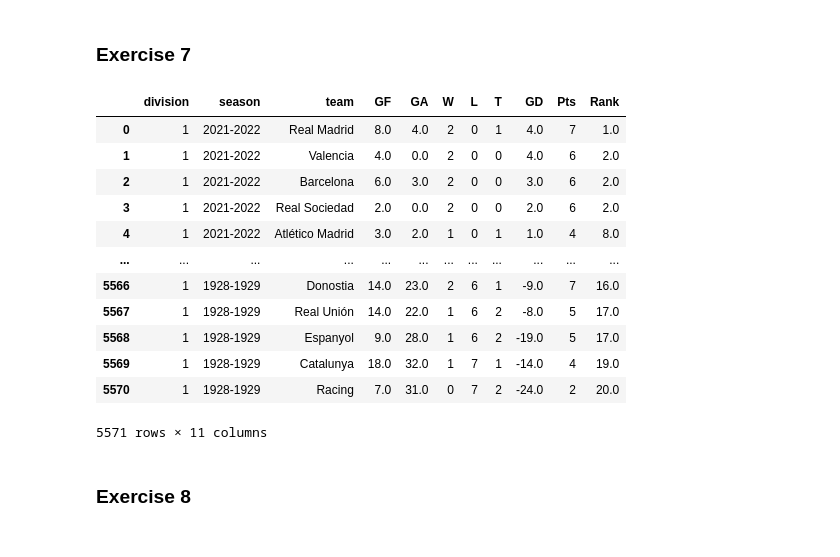
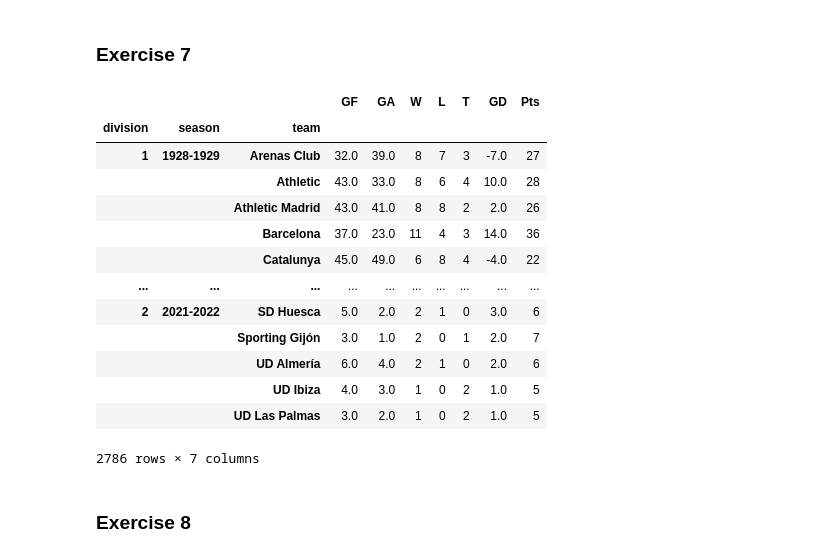
Before and after one commit to coders-unidas/la-quiniela, a Jupyter notebook: analysis/data_analysis.ipynb, the cells around one changed output. Saved outputs shown, nothing was run; the diff lists cells and outputs as text; code cells hidden in the pictures.

```diff
--- a/analysis/data_analysis.ipynb
+++ b/analysis/data_analysis.ipynb
@@ -363,7 +363,8 @@ df_class_away.rename(columns={'away_team': 'team'}, inplace=True)
 df_class_home.rename(columns={'home_team':'team'},inplace=True)
 
 df_classifiaction = df_class_away.merge(df_class_home,how='outer')
-# df_classifiaction[['GF','GA']] = df_class_home[['GF','GA']] + df_class_away[['GF','GA']]
+
+df_classifiaction=df_classifiaction.groupby(['division','season','team']).agg({'GF':'sum','GA':'sum','W':'sum','L':'sum','T':'sum'})
 
 
 
@@ -372,45 +373,46 @@ df_classifiaction['GD'] = df_classifiaction['GF'] - df_classifiaction['GA']
 df_classifiaction['Pts'] = (df_classifiaction['W']) * 3 + df_classifiaction['T']
 
 df_classifiaction
 
 
 df_classifiaction['year_of_start']=df_classifiaction['season'].str.split("-").str[0].astype(int)
 
 
 
 df_classifiaction['Rank'] = df_classifiaction.groupby(['year_of_start'])['Pts'].rank(method='min', ascending=False)
 
 
 
 df_classifiaction_ordered = df_classifiaction.sort_values(by=['year_of_start'], ascending=False)
 
 df_classifiaction_ordered=df_classifiaction.sort_values(by=['year_of_start','division'],ascending=[False,True])
 
 df_classifiaction_ordered=df_classifiaction.sort_values(by=['year_of_start','division','Rank'],ascending=[False,True,True])
 
 df_classifiaction_ordered=df_classifiaction.sort_values(by=['year_of_start','division','Rank','GD'],ascending=[False,True,True,False])
 
 df_classifiaction_ordered=df_classifiaction.sort_values(by=['year_of_start','division','Rank','GD','GF'],ascending=[False,True,True,False,False])
 
 df_classifiaction_ordered=df_classifiaction_ordered.reset_index(drop=True)
 
 df_final_classification_ordered=df_classifiaction_ordered.drop(columns=['year_of_start'])
 
 df_final_classification_ordered
 df_final_classification_ordered.to_excel('SeasonStandings.xlsx')
 # %% [output]
-|  | division | season | team | GF | GA | W | L | T | GD | Pts | Rank |
-| 0 | 1 | 2021-2022 | Real Madrid | 8.0 | 4.0 | 2 | 0 | 1 | 4.0 | 7 | 1.0 |
-| 1 | 1 | 2021-2022 | Valencia | 4.0 | 0.0 | 2 | 0 | 0 | 4.0 | 6 | 2.0 |
-| 2 | 1 | 2021-2022 | Barcelona | 6.0 | 3.0 | 2 | 0 | 0 | 3.0 | 6 | 2.0 |
-| 3 | 1 | 2021-2022 | Real Sociedad | 2.0 | 0.0 | 2 | 0 | 0 | 2.0 | 6 | 2.0 |
-| 4 | 1 | 2021-2022 | Atlético Madrid | 3.0 | 2.0 | 1 | 0 | 1 | 1.0 | 4 | 8.0 |
-| ... | ... | ... | ... | ... | ... | ... | ... | ... | ... | ... | ... |
-| 5566 | 1 | 1928-1929 | Donostia | 14.0 | 23.0 | 2 | 6 | 1 | -9.0 | 7 | 16.0 |
-| 5567 | 1 | 1928-1929 | Real Unión | 14.0 | 22.0 | 1 | 6 | 2 | -8.0 | 5 | 17.0 |
-| 5568 | 1 | 1928-1929 | Espanyol | 9.0 | 28.0 | 1 | 6 | 2 | -19.0 | 5 | 17.0 |
-| 5569 | 1 | 1928-1929 | Catalunya | 18.0 | 32.0 | 1 | 7 | 1 | -14.0 | 4 | 19.0 |
-| 5570 | 1 | 1928-1929 | Racing | 7.0 | 31.0 | 0 | 7 | 2 | -24.0 | 2 | 20.0 |
+|  |  |  | GF | GA | W | L | T | GD | Pts |
+| division | season | team |  |  |  |  |  |  |  |
+| 1 | 1928-1929 | Arenas Club | 32.0 | 39.0 | 8 | 7 | 3 | -7.0 | 27 |
+|  |  | Athletic | 43.0 | 33.0 | 8 | 6 | 4 | 10.0 | 28 |
+|  |  | Athletic Madrid | 43.0 | 41.0 | 8 | 8 | 2 | 2.0 | 26 |
+|  |  | Barcelona | 37.0 | 23.0 | 11 | 4 | 3 | 14.0 | 36 |
+|  |  | Catalunya | 45.0 | 49.0 | 6 | 8 | 4 | -4.0 | 22 |
+| ... | ... | ... | ... | ... | ... | ... | ... | ... | ... |
+| 2 | 2021-2022 | SD Huesca | 5.0 | 2.0 | 2 | 1 | 0 | 3.0 | 6 |
+|  |  | Sporting Gijón | 3.0 | 1.0 | 2 | 0 | 1 | 2.0 | 7 |
+|  |  | UD Almería | 6.0 | 4.0 | 2 | 1 | 0 | 2.0 | 6 |
+|  |  | UD Ibiza | 4.0 | 3.0 | 1 | 0 | 2 | 1.0 | 5 |
+|  |  | UD Las Palmas | 3.0 | 2.0 | 1 | 0 | 2 | 1.0 | 5 |
-5571 rows × 11 columns
+2786 rows × 7 columns
 # %% [markdown]
 ### Exercise 8
```
Also changed, not shown: parts of 2 cells of this notebook, 1 other file.
